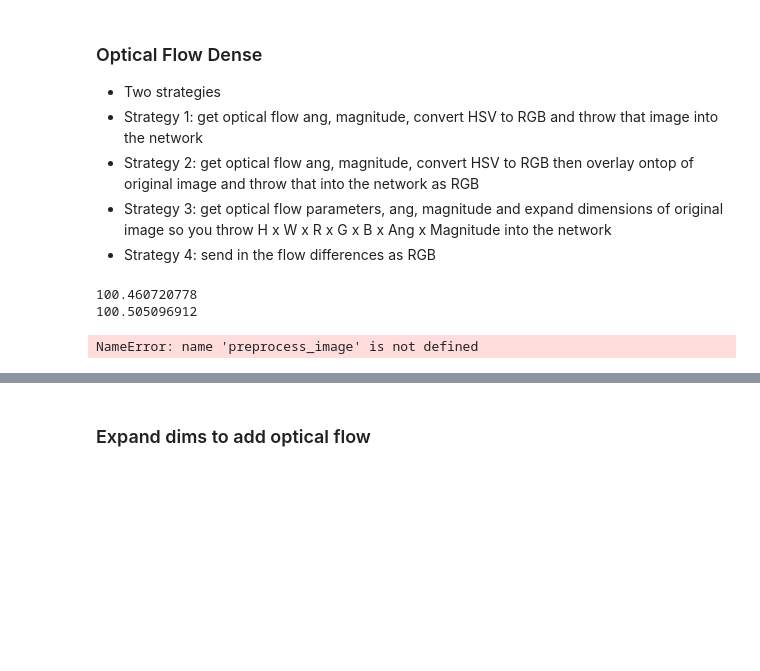
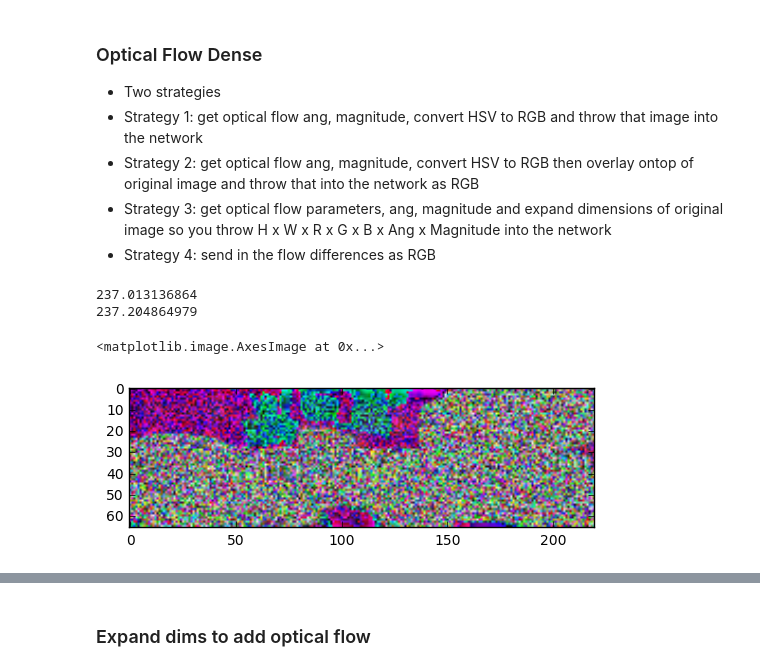
Before and after one commit to JonathanCMitchell/speedChallenge, a Jupyter notebook: NvidiaModel-OpticalFlowDense-Method2.ipynb, the cells around one changed output, grey strips where cells are left out. Saved outputs shown, nothing was run; the diff lists cells and outputs as text; code cells hidden in the pictures; blank space fills up the shorter version.

```diff
--- a/NvidiaModel-OpticalFlowDense-Method2.ipynb
+++ b/NvidiaModel-OpticalFlowDense-Method2.ipynb
@@ -181,22 +181,24 @@ def opticalFlowDense(image_current, image_next):
 # %%
 # TO TEST
 row1 = train_data.iloc[[20]].reset_index()
 row2 = train_data.iloc[[21]].reset_index()
 
 print(row1['time'].values[0])
 print(row2['time'].values[0])
 
 image_current = mpimg.imread(row1['image_path'].values[0])
 image_next = mpimg.imread(row2['image_path'].values[0])
 
 image_current = preprocess_image(image_current)
 image_next = preprocess_image(image_next)
 
 dstt = opticalFlowDense(image_current, image_next)
+plt.imshow(dstt)
 # %% [output]
-100.460720778
-100.505096912
+237.013136864
+237.204864979
-NameError: name 'preprocess_image' is not defined
+<matplotlib.image.AxesImage at 0x...>
+[figure, added]
 # %%
 plt.imshow(image_current)
 # %% [output]
```
Also changed, not shown: parts of 7 cells of this notebook, 1 other file.
